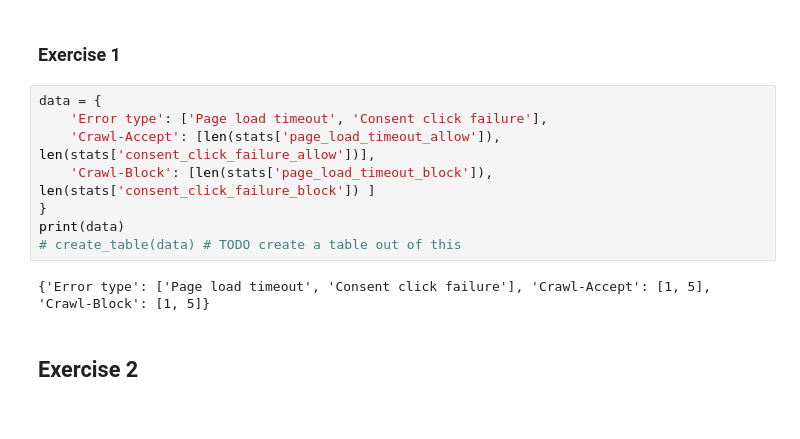
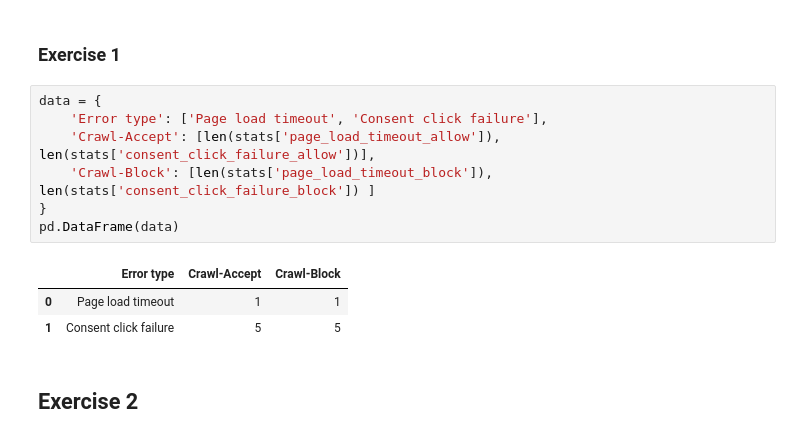
Before and after one commit to Borroot/tracking-crawler, a Jupyter notebook: analysis/assignment2_analysis.ipynb, the cells around one changed output. Drawn from its saved outputs; the diff is of its cells as text.

```diff
--- a/analysis/assignment2_analysis.ipynb
+++ b/analysis/assignment2_analysis.ipynb
@@ -60,13 +60,14 @@ hars_block = load_har_files('../crawl_data_block')
 # %%
 data = {
     'Error type': ['Page load timeout', 'Consent click failure'],
     'Crawl-Accept': [len(stats['page_load_timeout_allow']), len(stats['consent_click_failure_allow'])],
     'Crawl-Block': [len(stats['page_load_timeout_block']), len(stats['consent_click_failure_block']) ]
 }
-print(data)
-# create_table(data) # TODO create a table out of this
+pd.DataFrame(data)
 # %% [output]
-{'Error type': ['Page load timeout', 'Consent click failure'], 'Crawl-Accept': [1, 5], 'Crawl-Block': [1, 5]}
+|  | Error type | Crawl-Accept | Crawl-Block |
+| 0 | Page load timeout | 1 | 1 |
+| 1 | Consent click failure | 5 | 5 |
 # %% [markdown]
 ## Exercise 2
 # %% [markdown]
```
Also changed, not shown: 1 other file.
